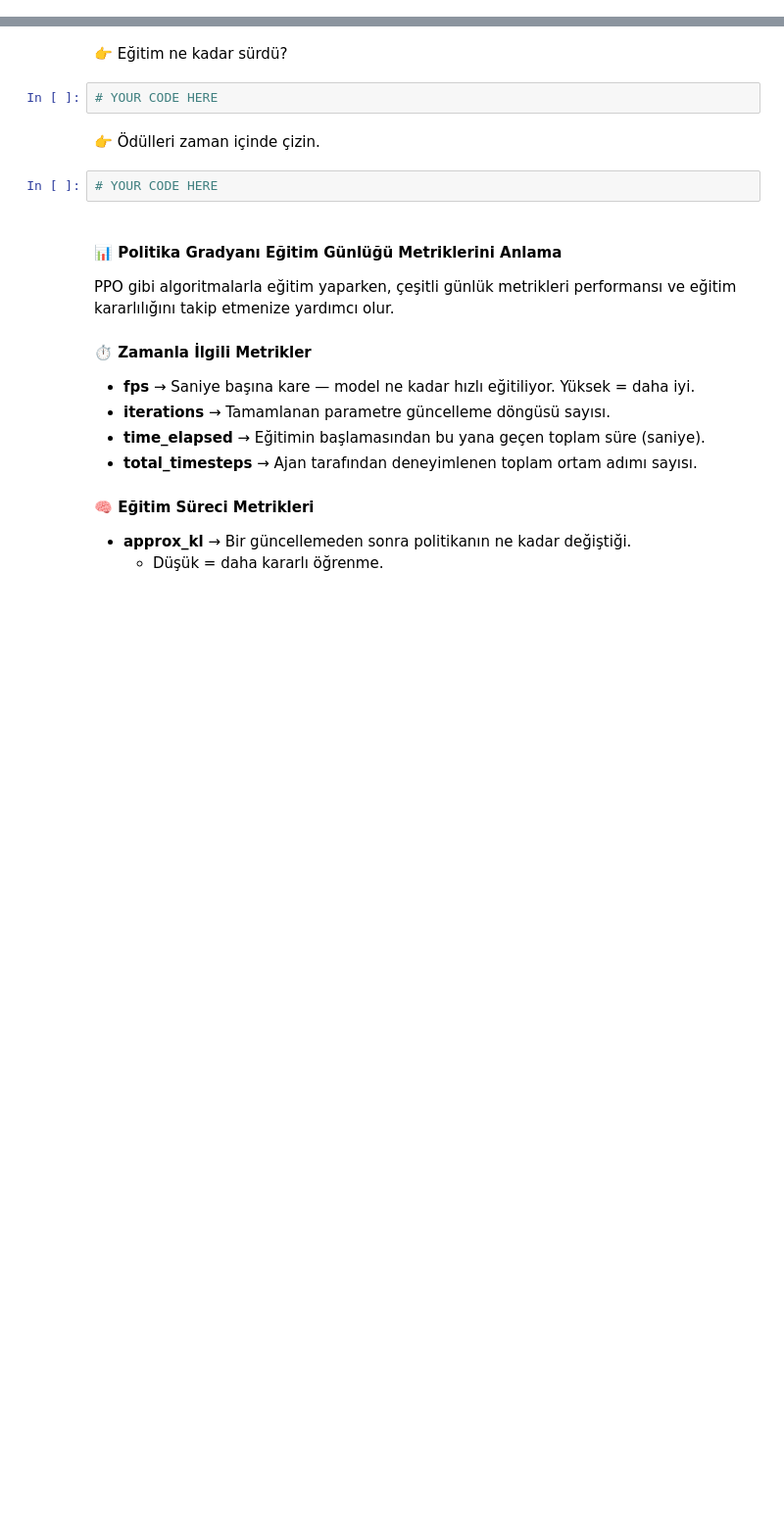
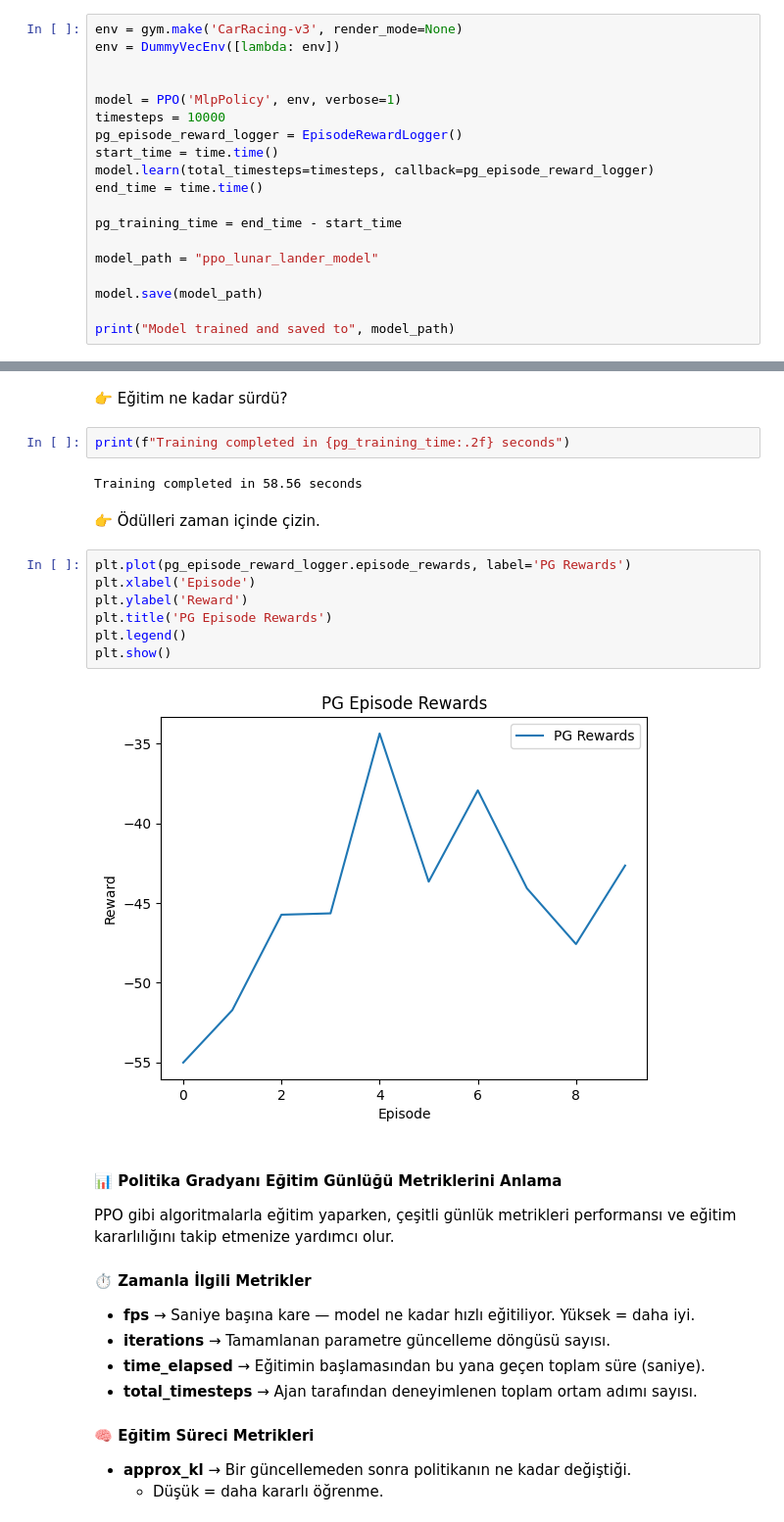
Before and after one commit to dilaybezazoglu/S19D4-S-data-car-racing-rl, a Jupyter notebook: car-racing.ipynb, the cells around one changed output, grey strips where cells are left out. Shown at 98% size. Saved outputs shown, nothing was run; the diff lists cells and outputs as text; blank space fills up the shorter version.

Commit message:
Completed car racing notebook

```diff
--- a/car-racing.ipynb
+++ b/car-racing.ipynb
@@ -118,0 +141,19 @@ Stable Baselines3'ten `MlpPolicy` ile `PPO` modeli.
+# %%
+env = gym.make('CarRacing-v3', render_mode=None)
+env = DummyVecEnv([lambda: env])
+
+
+model = PPO('MlpPolicy', env, verbose=1)
+timesteps = 10000
+pg_episode_reward_logger = EpisodeRewardLogger()
+start_time = time.time()
+model.learn(total_timesteps=timesteps, callback=pg_episode_reward_logger)
+end_time = time.time()
+
+pg_training_time = end_time - start_time
+
+model_path = "ppo_lunar_lander_model"
+
+model.save(model_path)
+
+print("Model trained and saved to", model_path)
@@ -119,11 +178,20 @@ Stable Baselines3'ten `MlpPolicy` ile `PPO` modeli.
 # %% [markdown]
 👉 Eğitim ne kadar sürdü?
-# %%
-# YOUR CODE HERE
+# %%
+print(f"Training completed in {pg_training_time:.2f} seconds")
+# %% [output]
+Training completed in 58.56 seconds
 # %% [markdown]
 👉 Ödülleri zaman içinde çizin.
-# %%
-# YOUR CODE HERE
+# %%
+plt.plot(pg_episode_reward_logger.episode_rewards, label='PG Rewards')
+plt.xlabel('Episode')
+plt.ylabel('Reward')
+plt.title('PG Episode Rewards')
+plt.legend()
+plt.show()
+# %% [output]
+[figure, added]
 # %% [markdown]
 #### 📊 Politika Gradyanı Eğitim Günlüğü Metriklerini Anlama
 
```
Also changed, not shown: parts of 4 cells of this notebook.
